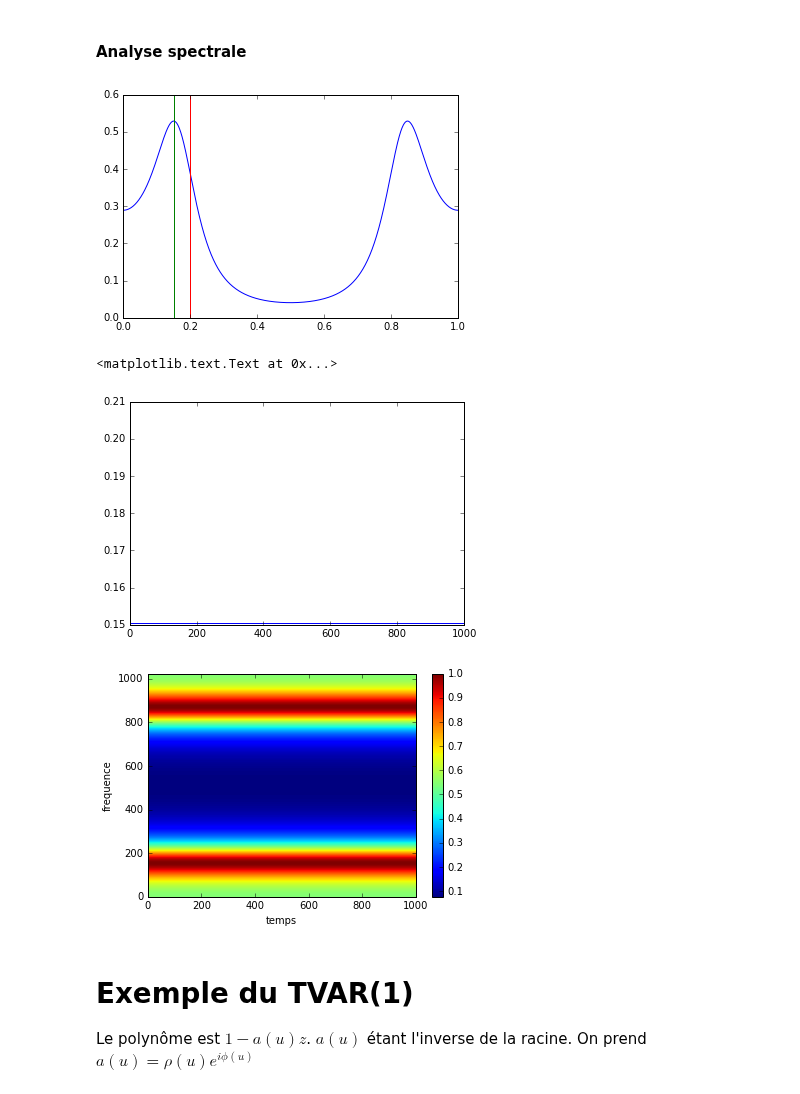
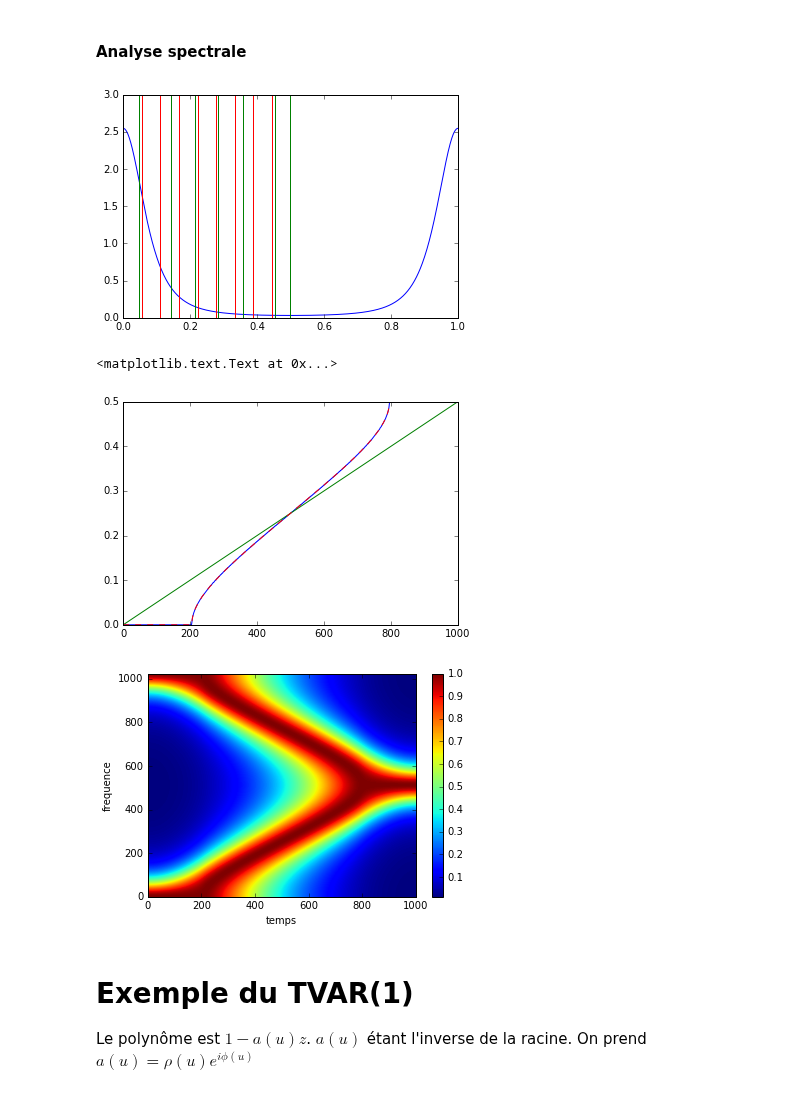
Before and after one commit to jngod2011/TVAR_Prediction, a Jupyter notebook: notebooks/TVAR_2_racines.ipynb, the cells around one changed output. Saved outputs shown, nothing was run; the diff lists cells and outputs as text; code cells hidden in the pictures.

```diff
--- a/notebooks/TVAR_2_racines.ipynb
+++ b/notebooks/TVAR_2_racines.ipynb
@@ -167,17 +167,18 @@ $$
 #### Construction pour T=1000
 # %%
 T = 1000
+epsilon = np.random.randn(2*T)
 X = np.zeros(2*T)
 a_1 = np.zeros(2*T)
 a_2 = np.zeros(2*T)
 
 u = np.arange(T, dtype='double')/T
 
-rho = 0.6
-phase = 0.2
+rho = 0.5
+phase = u/2
 phi = 2*np.pi*phase
 
-a_1[T:2*T] = 2*np.cos(phi)
+a_1[T:2*T] = 2*rho*np.cos(phi)
 a_2[T:2*T] = -rho**2
 
 
@@ -185,7 +186,7 @@ X[0] = epsilon[0]
 X[1] = epsilon[1]
 
 for n in np.arange(2*T-2):
-    X[n+2] = a_1[n+2]*X[n-1] + a_2[n+2]*X[n-2] + epsilon[n+2]
+    X[n+2] = a_1[n+2]*X[n+1] + a_2[n+2]*X[n] + epsilon[n+2]
 
 t = np.arange(2*T) - T #horizon des temps
 
@@ -205,47 +206,48 @@ freq, dsp_array = dsp(Theta,sigma2,T,Nfft)
 
 freq = freq.reshape(Nfft,1)
 
-#for t in np.arange(T):
-#    dsp_array[:,t] = sigma2 / (2*np.pi*np.abs((1-1./rho*np.exp(-2*1j*np.pi*(freq+phase)))
-#                                              *(1-1./rho*np.exp(-2*1j*np.pi*(freq-phase))))**2)
+plt.figure()
+plt.plot(freq, dsp_array[:,0:100:T])
 
-
-#plt.plot(freq,np.abs(1-1./rho*np.exp(-2*1j*np.pi*(freq-phase)))**2)
-#plt.plot(freq,np.abs(1-1./rho*np.exp(-2*1j*np.pi*(freq+phase)))**2)
-#plt.plot(freq,np.abs(1-1./rho*np.exp(-2*1j*np.pi*(freq+phase)))**2 * np.abs(1-1./rho*np.exp(-2*1j*np.pi*(freq-phase)))**2)
-
-plt.figure()
-plt.plot(freq, dsp_array[:,21])
-
-for t in np.linspace(21,21,1):
-    plt.axvline(x=phase, ymin=0, ymax=1, linewidth=1, color = 'r')
+for t in np.linspace(0,T-1,T/100):
+    plt.axvline(x=phase[t], ymin=0, ymax=1, linewidth=1, color = 'r')
     plt.axvline(x=freq[np.argmax(dsp_array[0:Nfft/2,t])], ymin=0, ymax=1, linewidth=1, color = 'g')
 
 
 plt.show()
 # %% [output]
-[figure, old version]
+[figure, new version]
 # %%
 max_pos = np.zeros(T)
 for t in np.arange(T):
     dsp_array[:,t] = dsp_array[:,t] / np.max(dsp_array[:,t])
     max_pos[t] = np.argmax(dsp_array[0:Nfft/2,t])
 
 
+def max_theo(rho,phi):
+    cas1 = (phi >= np.arccos(2*rho/(1+rho**2))) & (phi <= np.arccos(-2*rho/(1+rho**2)))
+    cas2 = phi > np.arccos(-2*rho/(1+rho**2))
+    val1 = cas1*np.arccos((1+rho**2)/(2*rho)*np.cos(phi))
+    val2 = cas2*np.pi
+    val1[np.isnan(val1)]=0
+    return ((val1+val2)/(2*np.pi))
+
+
 plt.figure()
 plt.plot(max_pos / Nfft)
 plt.plot(phase)
+plt.plot(max_theo(rho,phi),'r--')
 
 plt.figure()
 plt.imshow(np.transpose(dsp_array.T),origin="lower", aspect="auto")
 plt.colorbar()
 
 plt.xlabel("temps")
 plt.ylabel("frequence")
 # %% [output]
 <matplotlib.text.Text at 0x...>
-[figure, old version]
+[figure, new version]
-[figure, old version]
+[figure, new version]
 # %% [markdown]
 # Exemple du TVAR(1)
 Le polynôme est $1 - a(u)z$.
```
Also changed, not shown: parts of 10 cells of this notebook, 1 other file.
